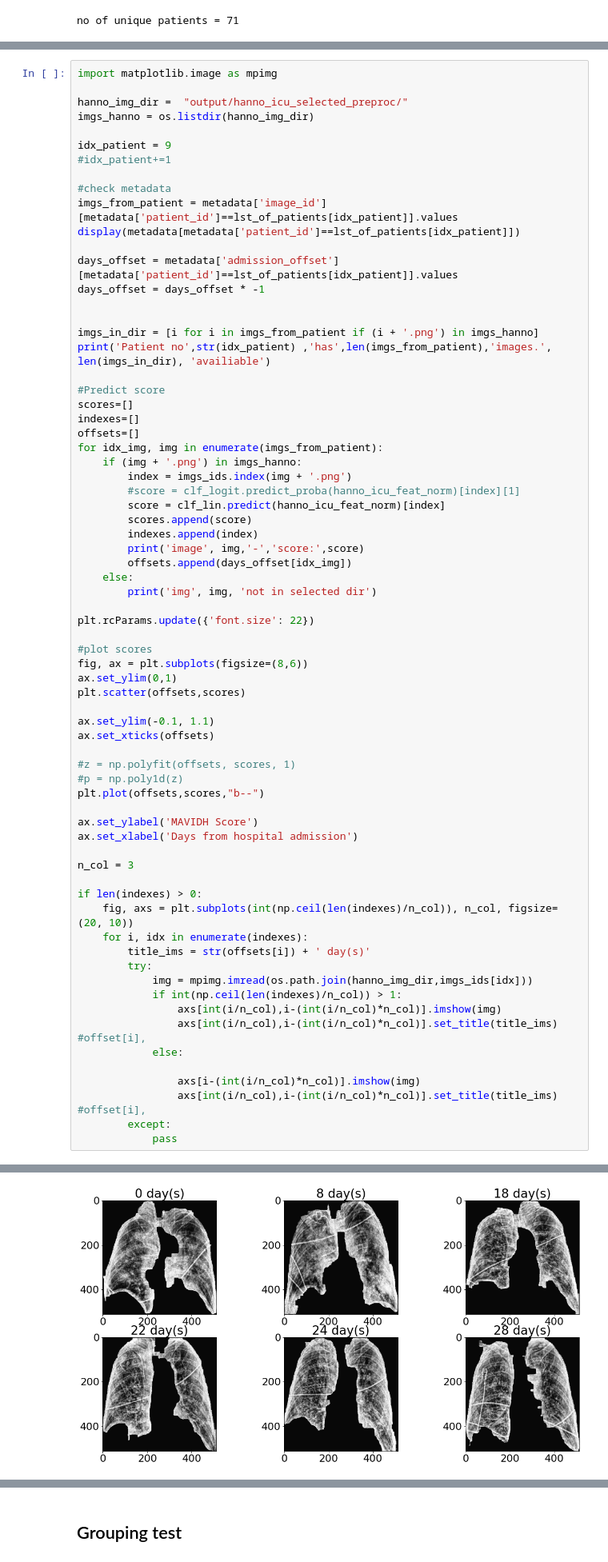
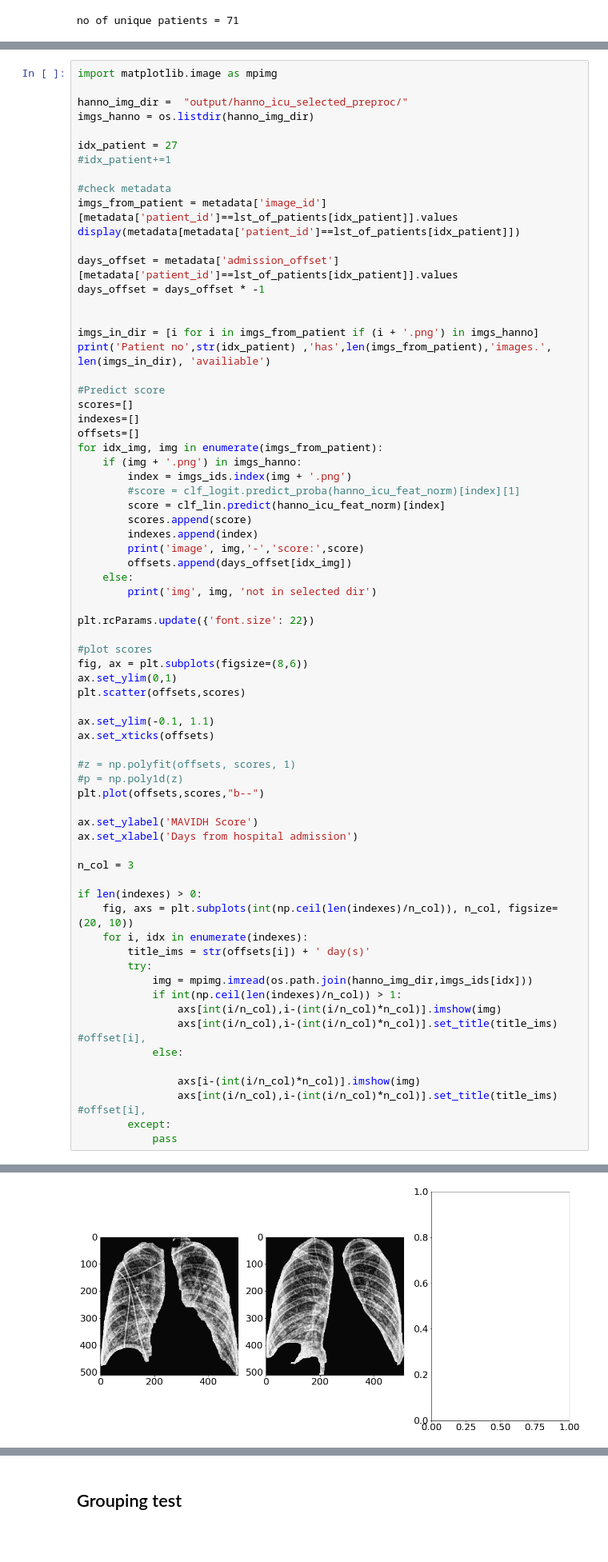
Before and after one commit to dougpsg/covid_mavidh_icufeatures_scoring, a Jupyter notebook: severity_scoring.ipynb, the cells around one changed output, grey strips where cells are left out. Shown at 80% size. Saved outputs shown, nothing was run; the diff lists cells and outputs as text; blank space fills up the shorter version.

```diff
--- a/severity_scoring.ipynb
+++ b/severity_scoring.ipynb
@@ -190,7 +190,7 @@ import matplotlib.image as mpimg
 hanno_img_dir =  "output/hanno_icu_selected_preproc/"
 imgs_hanno = os.listdir(hanno_img_dir)
 
-idx_patient = 9
+idx_patient = 27
 #idx_patient+=1
 
 #check metadata
@@ -280,4 +266,4 @@ img 6646071b not in selected dir
-[figure, old version]
+[figure, new version]
 # %%
 # def running_mean(x, N):
 #     cumsum = np.cumsum(np.insert(x, 0, 0))
```
Also changed, not shown: parts of 15 cells of this notebook.
